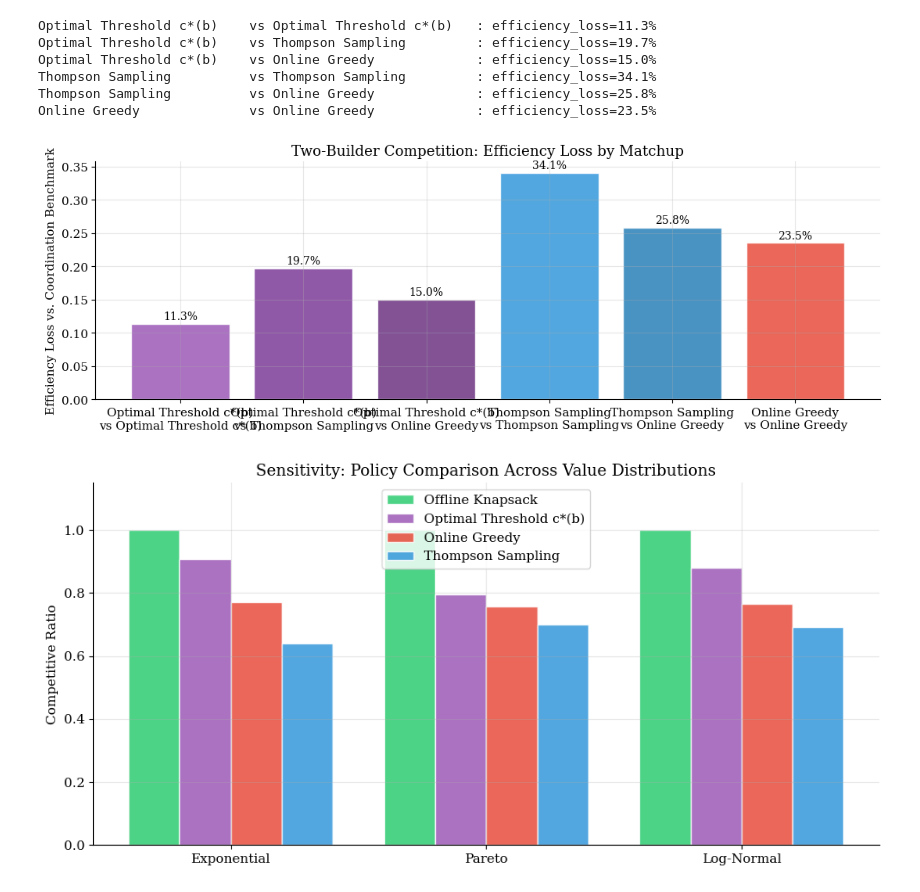
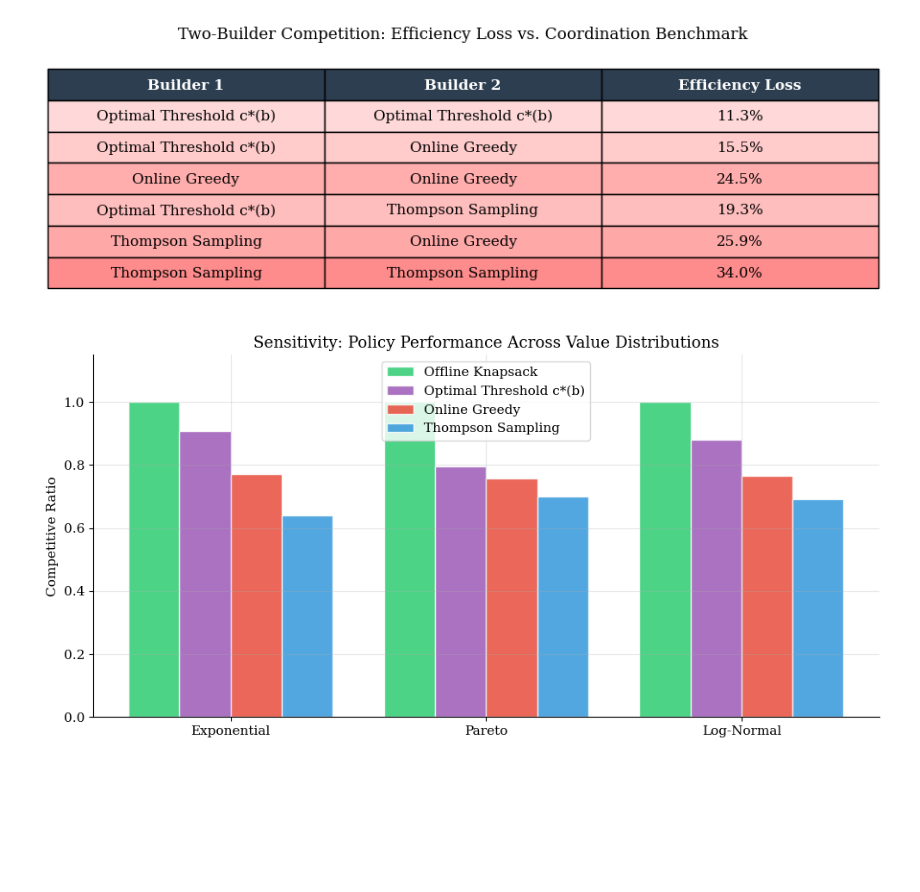
Before and after one commit to beepboopdylan/optimal-block-sealing, a Jupyter notebook: analysis.ipynb, the cells around one changed output. Saved outputs shown, nothing was run; the diff lists cells and outputs as text; code cells hidden in the pictures; blank space fills up the shorter version.

```diff
--- a/analysis.ipynb
+++ b/analysis.ipynb
@@ -186,10 +129,8 @@ load=40  thompson=0.741  threshold=0.774  greedy=0.539
 # %%
-# Two builder competition
+# Fig 3: Two-Builder Competition Table
 
 N_EPISODES = 2000
-LAM = 15.0
 rng2 = np.random.default_rng(SEED)
-
 np.random.seed(SEED)
 c_star_race = sim.compute_threshold(B=B, lam=LAM, mu=MU)
 
@@ -200,64 +141,70 @@ def run_policy(name, v, g):
         return val
     if name == 'Optimal Threshold c*(b)':
         return sim.apply_threshold(v, g, c_star_race, B)
-    return sim.greedy_unsorted(v, g, B)  # Online Greedy
+    return sim.greedy_unsorted(v, g, B)
 
-# Coordination benchmark: max of two offline knapsack builders
 coord_opts = []
 for _ in range(N_EPISODES):
     T_slot = rng2.exponential(1.0 / MU)
     n1 = rng2.poisson(LAM * T_slot); n2 = rng2.poisson(LAM * T_slot)
     v1 = np.random.exponential(1.0, n1) if n1 > 0 else np.array([])
     g1 = np.random.randint(1, 6, n1).astype(float) if n1 > 0 else np.array([])
     v2 = np.random.exponential(1.0, n2) if n2 > 0 else np.array([])
     g2 = np.random.randint(1, 6, n2).astype(float) if n2 > 0 else np.array([])
     coord_opts.append(max(sim.offline_knapsack(v1, g1, B),
                           sim.offline_knapsack(v2, g2, B)))
 coord_opt_mean = np.mean(coord_opts)
 
 matchups = [
     ('Optimal Threshold c*(b)', 'Optimal Threshold c*(b)'),
+    ('Optimal Threshold c*(b)', 'Online Greedy'),
+    ('Online Greedy',           'Online Greedy'),
     ('Optimal Threshold c*(b)', 'Thompson Sampling'),
-    ('Optimal Threshold c*(b)', 'Online Greedy'),
+    ('Thompson Sampling',       'Online Greedy'),
     ('Thompson Sampling',       'Thompson Sampling'),
-    ('Thompson Sampling',       'Online Greedy'),
-    ('Online Greedy',           'Online Greedy'),
 ]
 losses = []
-
-for p1_name, p2_name in matchups:
+for p1, p2 in matchups:
     winners = []
     rng3 = np.random.default_rng(SEED + 1)
     for _ in range(N_EPISODES):
         T_slot = rng3.exponential(1.0 / MU)
         def draw():
             n = rng3.poisson(LAM * T_slot)
             if n == 0: return np.array([]), np.array([])
             return np.random.exponential(1.0, n), np.random.randint(1, 6, n).astype(float)
         v1, g1 = draw()
         v2, g2 = draw()
-        winners.append(max(run_policy(p1_name, v1, g1), run_policy(p2_name, v2, g2)))
-    loss = 1.0 - np.mean(winners) / coord_opt_mean
-    losses.append(loss)
-    print(f'{p1_name:26s} vs {p2_name:26s}: efficiency_loss={loss:.1%}')
+        winners.append(max(run_policy(p1, v1, g1), run_policy(p2, v2, g2)))
+    losses.append(1.0 - np.mean(winners) / coord_opt_mean)
 
-fig, ax = plt.subplots(figsize=(11, 4))
-match_labels = [f'{p1}\nvs {p2}' for p1, p2 in matchups]
-colors = ['#9b59b6', '#7d3c98', '#6c3483', '#3498db', '#2980b9', '#e74c3c']
-ax.bar(match_labels, losses, color=colors, alpha=0.85, edgecolor='white')
-for i, val in enumerate(losses):
-    ax.text(i, val + 0.003, f'{val:.1%}', ha='center', va='bottom', fontsize=10)
-ax.set_ylabel('Efficiency Loss vs. Coordination Benchmark')
-ax.set_title('Two-Builder Competition: Efficiency Loss by Matchup')
+fig, ax = plt.subplots(figsize=(9, 3.2))
+ax.axis('off')
+
+cell_text = [[p1, p2, f'{loss:.1%}'] for (p1, p2), loss in zip(matchups, losses)]
+col_labels = ['Builder 1', 'Builder 2', 'Efficiency Loss']
+table = ax.table(cellText=cell_text, colLabels=col_labels, loc='center', cellLoc='center')
+table.auto_set_font_size(False)
+table.set_fontsize(11)
+table.scale(1, 1.9)
+
+for j in range(3):
+    table[(0, j)].set_facecolor('#2c3e50')
+    table[(0, j)].set_text_props(color='white', fontweight='bold')
+
+# shade rows by loss magnitude (green = low loss, red = high loss)
+max_loss = max(losses)
+for i, loss in enumerate(losses):
+    r = loss / max_loss
+    color = (1.0, 1.0 - 0.45 * r, 1.0 - 0.45 * r)  # white → light red
+    for j in range(3):
+        table[(i + 1, j)].set_facecolor(color)
+
+ax.set_title('Two-Builder Competition: Efficiency Loss vs. Coordination Benchmark',
+             pad=14, fontsize=12)
 plt.tight_layout()
-plt.savefig('figures/two_builder.png', dpi=150)
+plt.savefig('figures/two_builder_table.png', dpi=150, bbox_inches='tight')
 plt.show()
 # %% [output]
-Optimal Threshold c*(b)    vs Optimal Threshold c*(b)   : efficiency_loss=11.3%
-Optimal Threshold c*(b)    vs Thompson Sampling         : efficiency_loss=19.7%
-Optimal Threshold c*(b)    vs Online Greedy             : efficiency_loss=15.0%
-Thompson Sampling          vs Thompson Sampling         : efficiency_loss=34.1%
-Thompson Sampling          vs Online Greedy             : efficiency_loss=25.8%
-Online Greedy              vs Online Greedy             : efficiency_loss=23.5%
-[figure, old version]
+[figure, new version]
 # %%
```
Also changed, not shown: parts of 6 cells of this notebook, 1 other file.
